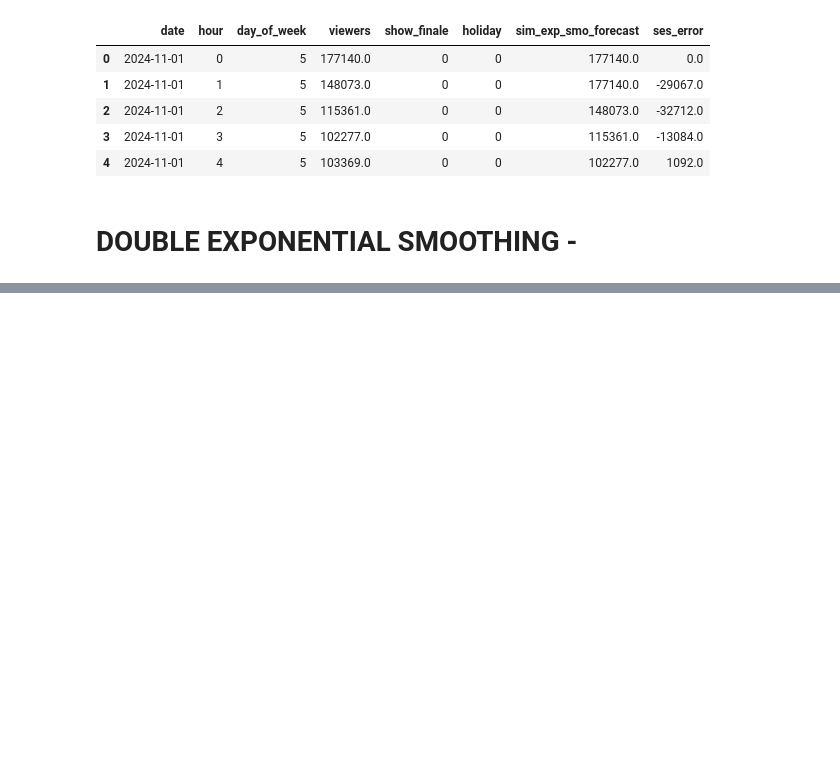
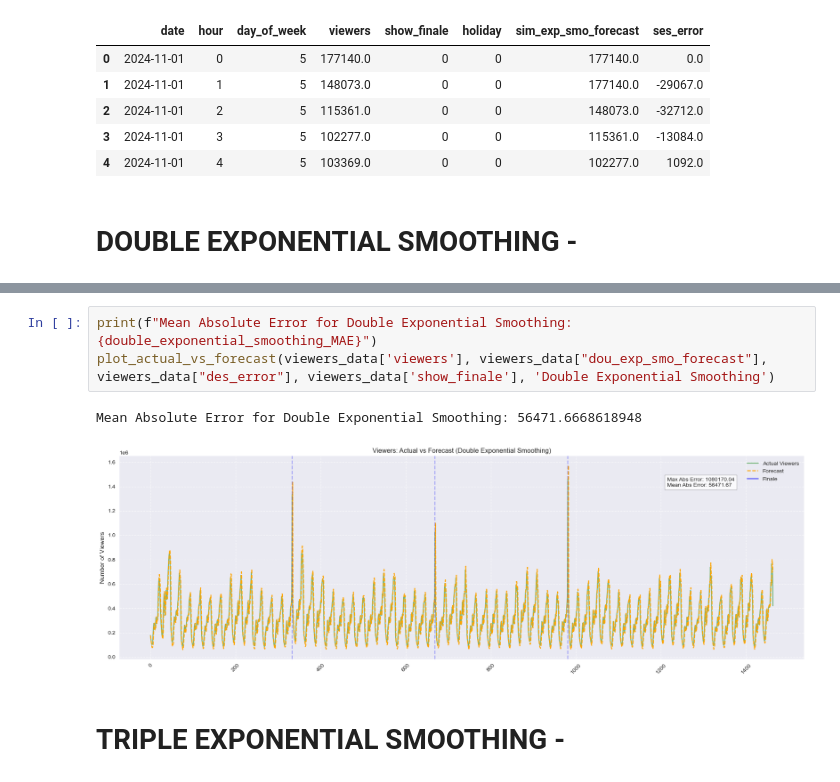
Before and after one commit to akshat-karwa/viewership_forecasting, a Jupyter notebook: analysis.ipynb, the cells around one changed output, grey strips where cells are left out. Saved outputs shown, nothing was run; the diff lists cells and outputs as text; blank space fills up the shorter version.

```diff
--- a/analysis.ipynb
+++ b/analysis.ipynb
@@ -165,0 +240,8 @@ S = [viewers_data['viewers']iloc[i] / (sum(viewers_data['viewers'][:seasonal_per
+# %%
+print(f"Mean Absolute Error for Double Exponential Smoothing: {double_exponential_smoothing_MAE}")
+plot_actual_vs_forecast(viewers_data['viewers'], viewers_data["dou_exp_smo_forecast"], viewers_data["des_error"], viewers_data['show_finale'], 'Double Exponential Smoothing')
+# %% [output]
+Mean Absolute Error for Double Exponential Smoothing: 56471.6668618948
+[figure, added]
+# %% [markdown]
+# TRIPLE EXPONENTIAL SMOOTHING -
```
Also changed, not shown: parts of 22 cells of this notebook, 6 other files.
